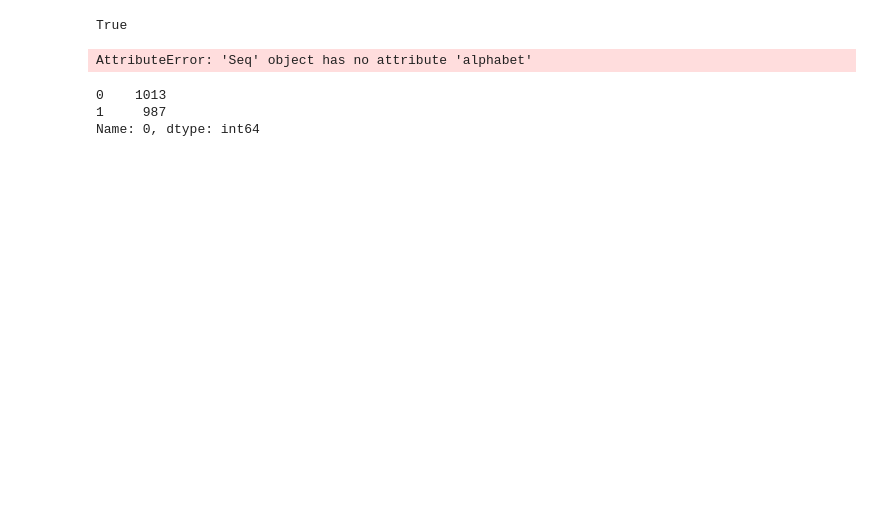
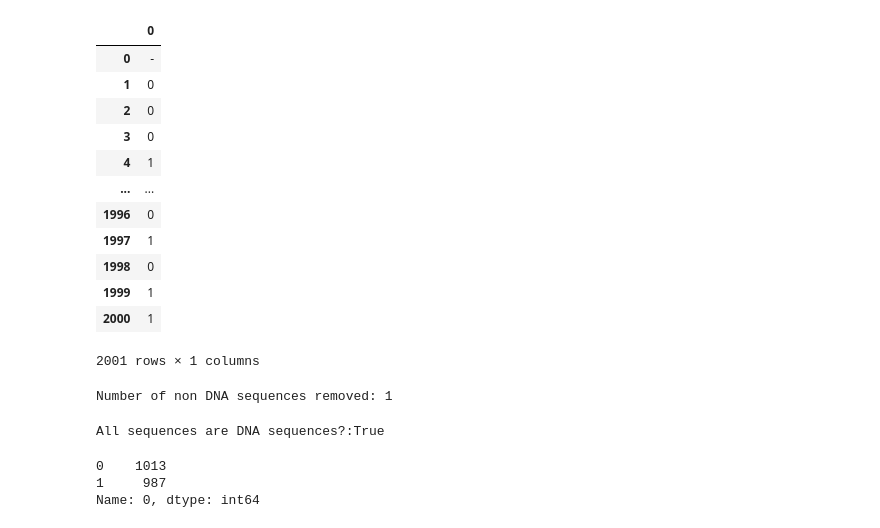
Before and after one commit to Mariog3497/Proyecto-complex, a Jupyter notebook: EDA.ipynb, the cells around one changed output. Saved outputs shown, nothing was run; the diff lists cells and outputs as text; code cells hidden in the pictures; blank space fills up the shorter version.

```diff
--- a/EDA.ipynb
+++ b/EDA.ipynb
@@ -46,6 +45,16 @@ df_seqs.tail()
-# %%
-DNA_nucleotides = set('ACTG')
-DNA_string = set('GT')
-all(base in DNA_nucleotides for base in DNA_string)
-# %% [output]
-True
+# %%
+df_labels
+# %% [output]
+|  | 0 |
+| 0 | - |
+| 1 | 0 |
+| 2 | 0 |
+| 3 | 0 |
+| 4 | 1 |
+| ... | ... |
+| 1996 | 0 |
+| 1997 | 1 |
+| 1998 | 0 |
+| 1999 | 1 |
+| 2000 | 1 |
+2001 rows × 1 columns
@@ -52,5 +66,10 @@ True
+# %%
+# Check if some sequences were removed
+print(f'Number of non DNA sequences removed: {len(df_seqs)-len(df_seqs_clean)}')
+# %% [output]
+Number of non DNA sequences removed: 1
 # %%
 # Validate that all sequences are DNA sequences
-df_seqs[0].apply(lambda x: Seq(x).alphabet == "DNA")
+print(f'All sequences are DNA sequences?:{sum(df_seqs_clean[0].apply(check_is_dna))==len(df_seqs_clean)}')
 # %% [output]
-AttributeError: 'Seq' object has no attribute 'alphabet'
+All sequences are DNA sequences?:True
```
Also changed, not shown: parts of 19 cells of this notebook.
